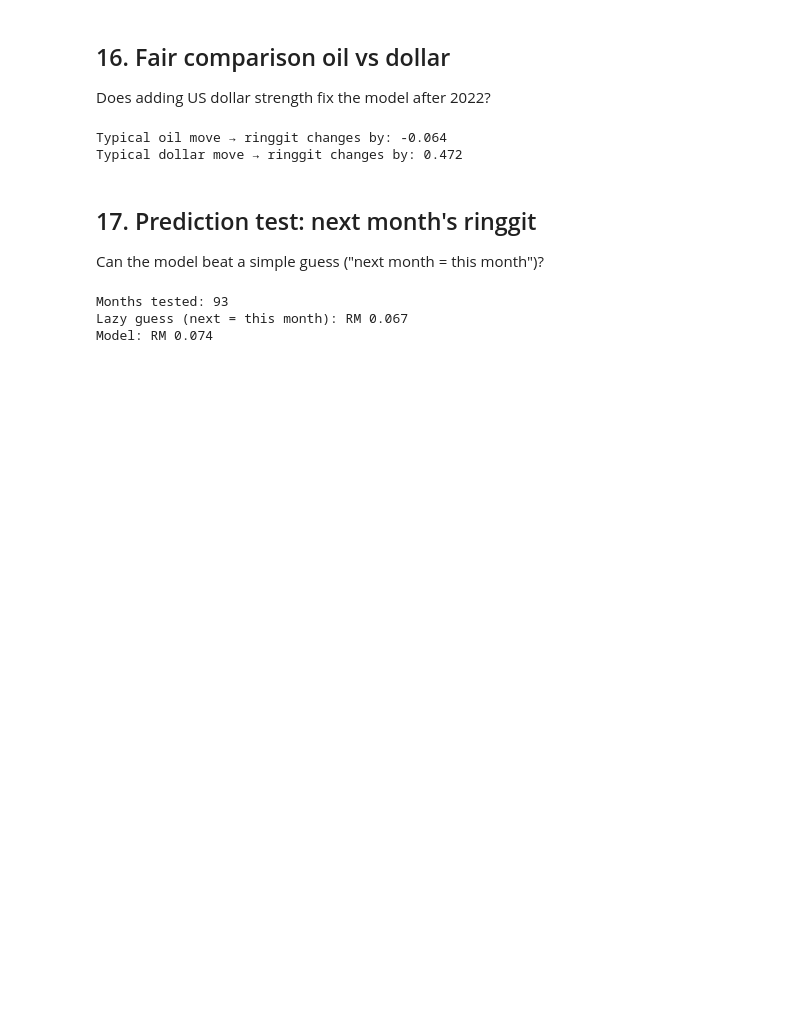
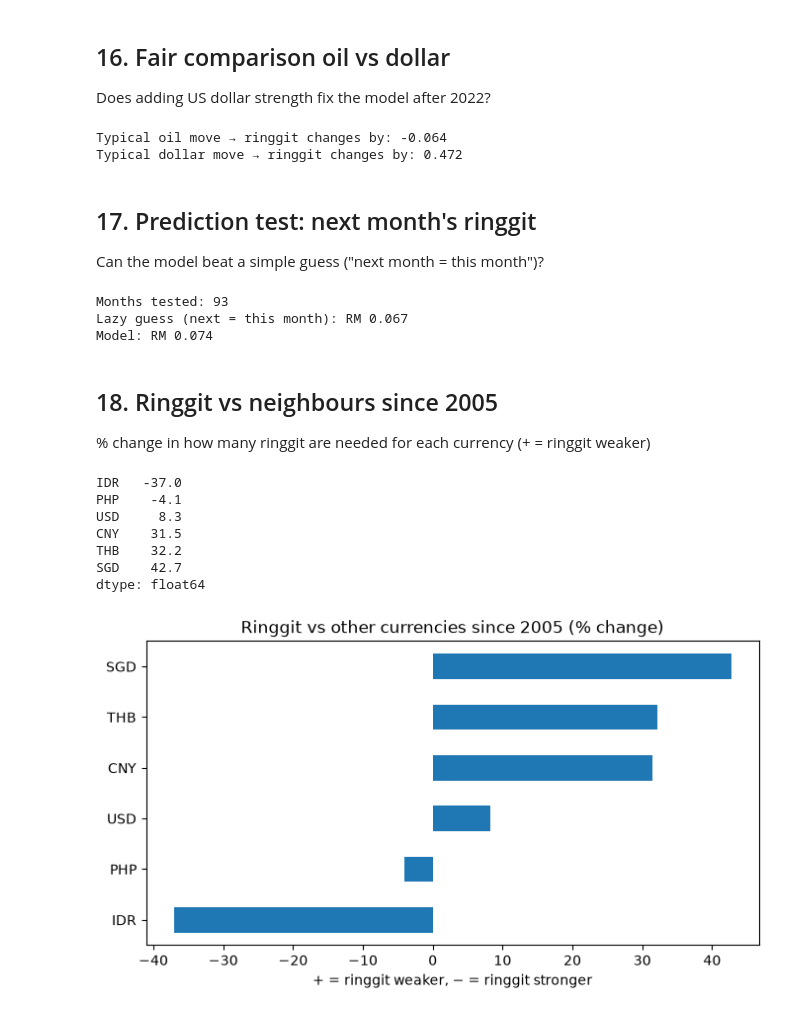
Before and after one commit to aamrhh/ringgit-oil-analysis, a Jupyter notebook: analysis.ipynb, the cells around one changed output. Cells and saved outputs as stored; diff of their text form; code cells hidden in the pictures; blank space fills up the shorter version.

Commit message:
Add ringgit vs neighbours

```diff
--- a/analysis.ipynb
+++ b/analysis.ipynb
@@ -376,3 +376,30 @@ print('Model: RM', round(model_err, 3))
 Months tested: 93
 Lazy guess (next = this month): RM 0.067
 Model: RM 0.074
+# %% [markdown]
+## 18. Ringgit vs neighbours since 2005
+% change in how many ringgit are needed for each currency (+ = ringgit weaker)
+# %%
+fxm = fx[fx['rate_type'] == 'middle'].copy()
+fxm['date'] = pd.to_datetime(fxm['date'])
+fxm = fxm.set_index('date').sort_index()
+fxm = fxm[fxm.index >= '2005-07-22']
+
+cols = ['USD', 'SGD', 'CNY', 'THB', 'IDR', 'PHP']
+both = fxm[cols].dropna()
+change = (both.iloc[-1] / both.iloc[0] - 1) * 100
+
+print(change.round(1).sort_values())
+change.sort_values().plot(kind='barh', figsize=(8, 4))
+plt.title('Ringgit vs other currencies since 2005 (% change)')
+plt.xlabel('+ = ringgit weaker, − = ringgit stronger')
+plt.show()
+# %% [output]
+IDR   -37.0
+PHP    -4.1
+USD     8.3
+CNY    31.5
+THB    32.2
+SGD    42.7
+dtype: float64
+[figure, added]
```
